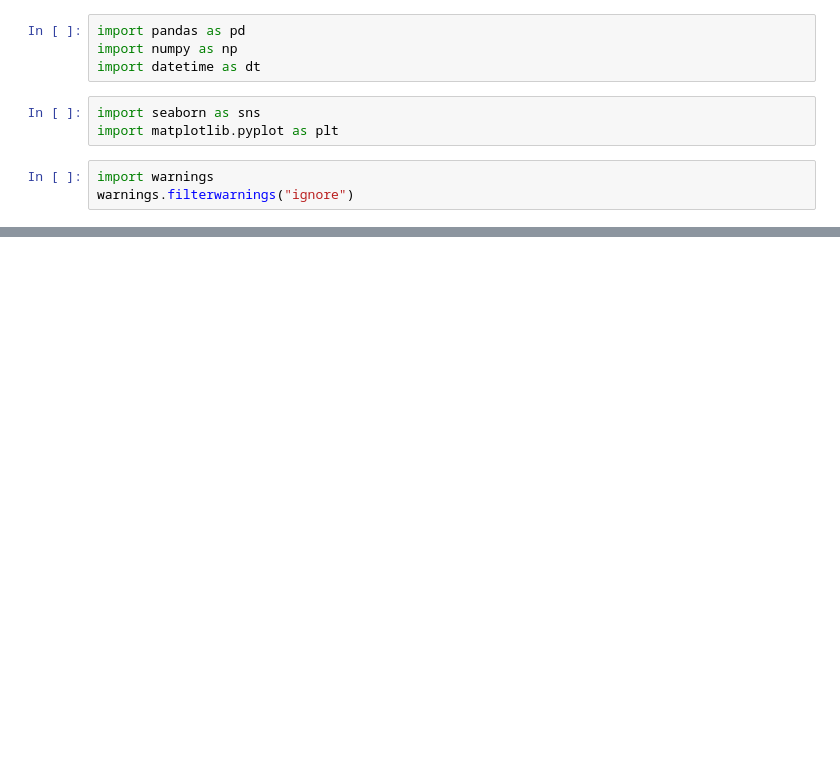
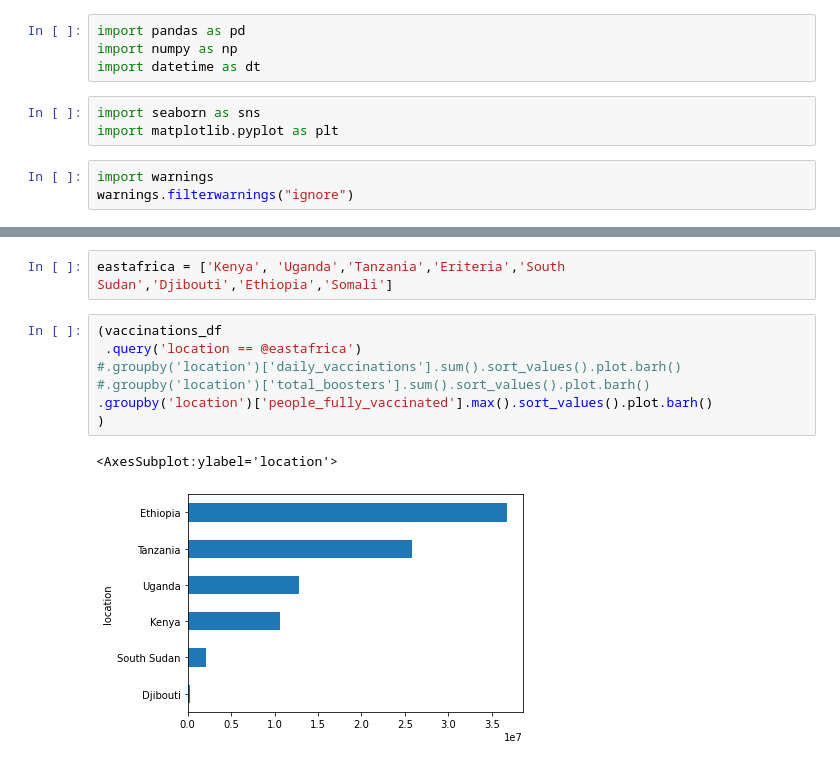
Before and after one commit to WayneNyariroh/weekly_practice, a Jupyter notebook: 22-11-22/22-11-22_covid_east_africa.ipynb, the cells around one changed output, grey strips where cells are left out. Saved outputs shown, nothing was run; the diff lists cells and outputs as text; blank space fills up the shorter version.

```diff
--- a/22-11-22/22-11-22_covid_east_africa.ipynb
+++ b/22-11-22/22-11-22_covid_east_africa.ipynb
@@ -24,0 +37,12 @@ coviddf.head(5)
+# %%
+eastafrica = ['Kenya', 'Uganda','Tanzania','Eriteria','South Sudan','Djibouti','Ethiopia','Somali']
+# %%
+(vaccinations_df
+ .query('location == @eastafrica')
+#.groupby('location')['daily_vaccinations'].sum().sort_values().plot.barh()
+#.groupby('location')['total_boosters'].sum().sort_values().plot.barh()
+.groupby('location')['people_fully_vaccinated'].max().sort_values().plot.barh()
+)
+# %% [output]
+<AxesSubplot:ylabel='location'>
+[figure, added]
```
Also changed, not shown: parts of 6 cells of this notebook.
